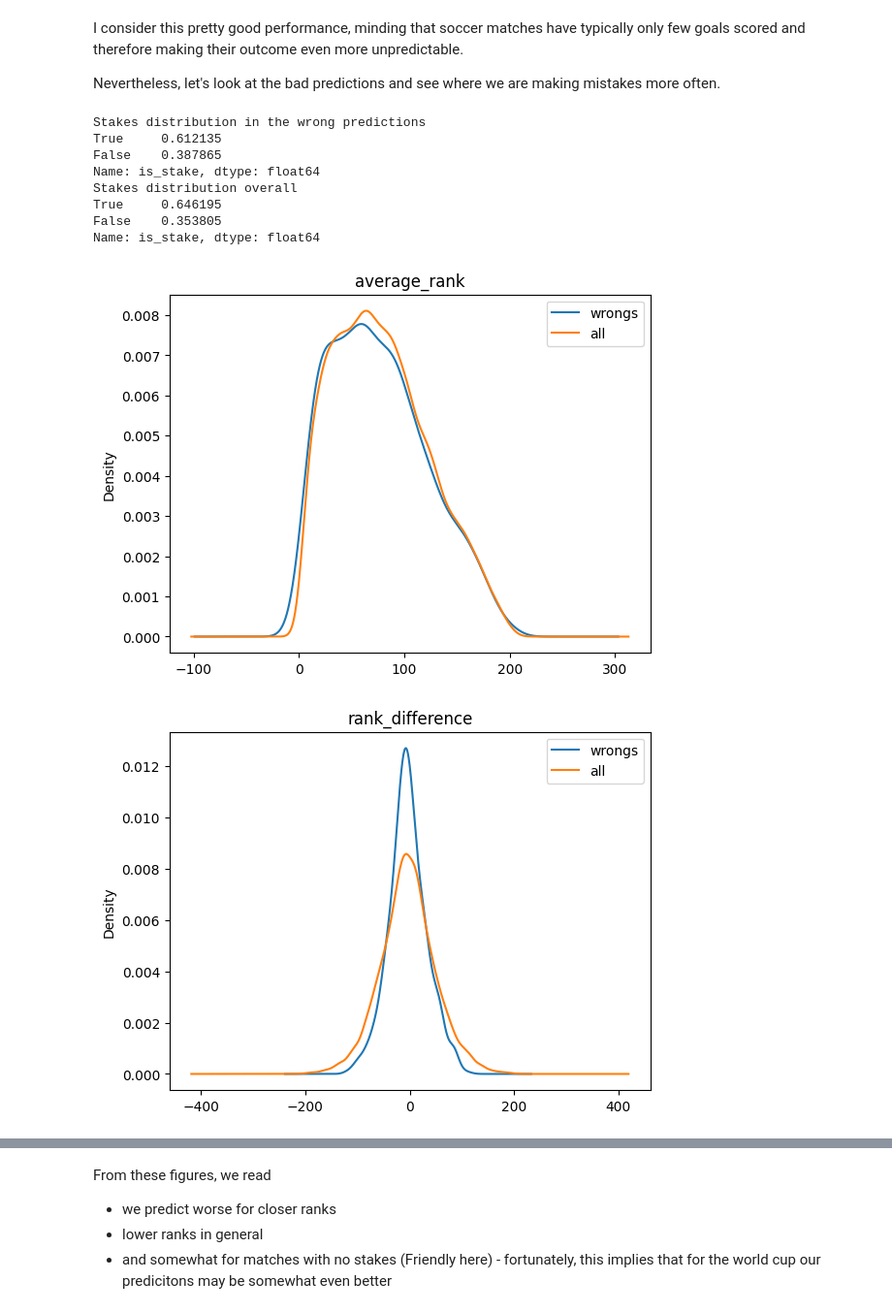
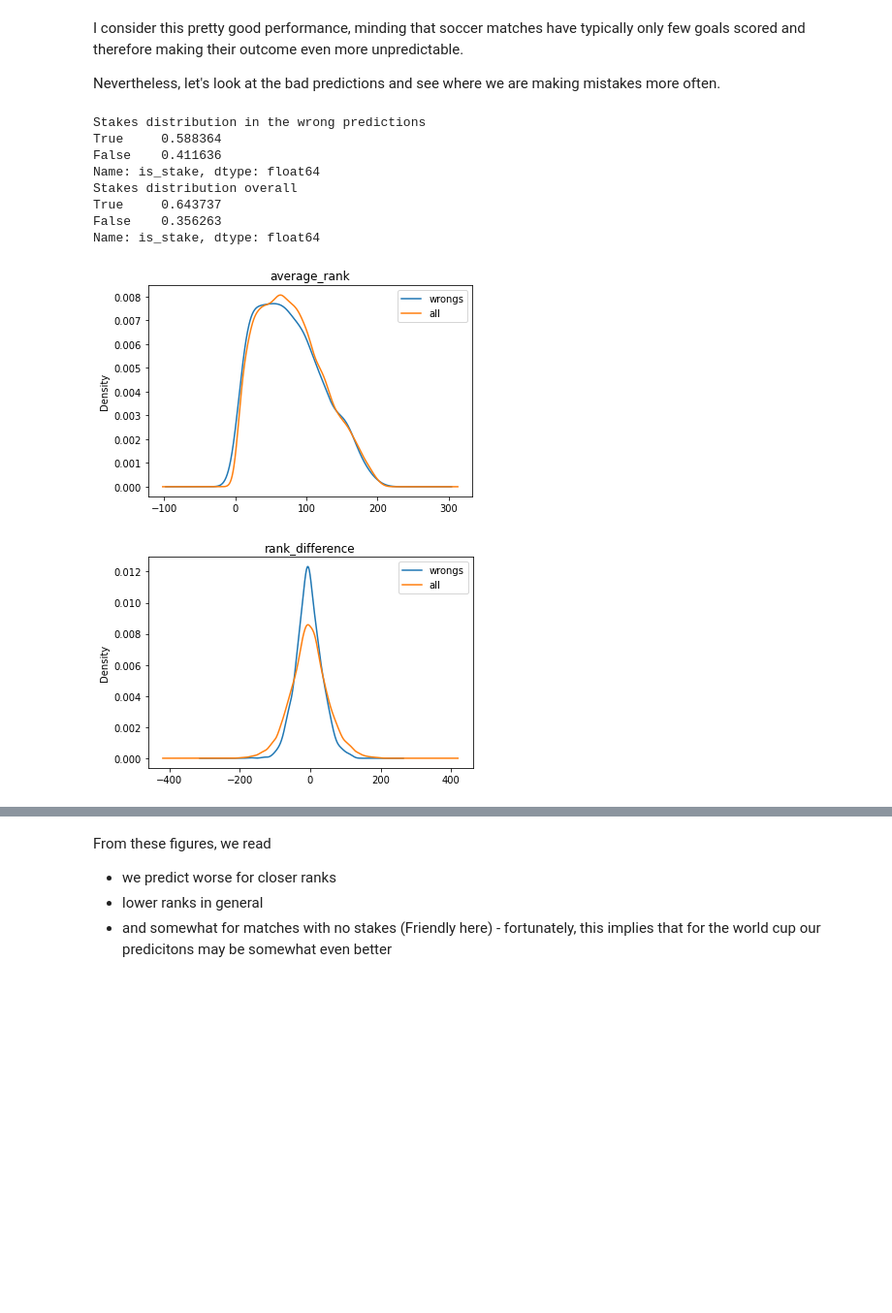
Before and after one commit to iamtlcs/STAT3011-Group5-Project2, a Jupyter notebook: Predicting the Football World Cup Winner.ipynb, the cells around one changed output, grey strips where cells are left out. Shown at 97% size. Saved outputs shown, nothing was run; the diff lists cells and outputs as text; code cells hidden in the pictures; blank space fills up the shorter version.

```diff
--- a/Predicting the Football World Cup Winner.ipynb
+++ b/Predicting the Football World Cup Winner.ipynb
@@ -120,6 +105,6 @@ rankings = rankings.set_index(['rank_date'])\
             .resample('D').first()\
             .fillna(method='ffill')\
             .reset_index()
-rankings['year'] = rankings['rank_date'].dt.year
+
 rankings.head()
 # %% [output]
@@ -141,5 +116,0 @@ elo_rating.head()
-# %%
-rankings = rankings.merge(elo_rating,
-                        left_on=['year', 'country_full'],
-                        right_on=['year', 'country'])
-rankings.head()
@@ -196,7 +160,6 @@ matches['rank_difference'] = matches['rank_home'] - matches['rank_away']
 matches['average_rank'] = (matches['rank_home'] + matches['rank_away'])/2
 matches['point_difference'] = matches['weighted_points_home'] - matches['weighted_points_away']
 matches['score_difference'] = matches['home_score'] - matches['away_score']
-matches['elo_difference'] = matches['elo_home'] - matches['elo_away']
 matches['is_won'] = matches['score_difference'] > 0 # take draw as lost
 matches['is_stake'] = matches['tournament'] != 'Friendly'
 
@@ -223,7 +186,7 @@ from sklearn.preprocessing import PolynomialFeatures
 from sklearn.metrics import classification_report
 
 # We look at only 4 features
-X, y = matches.loc[:,['average_rank', 'rank_difference', 'point_difference', 'elo_difference', 'is_stake']], matches['is_won']
+X, y = matches.loc[:,['average_rank', 'rank_difference', 'point_difference', 'is_stake']], matches['is_won']
 
 # Create our test and train datasets
 X_train, X_test, y_train, y_test = train_test_split(
@@ -270,30 +233,30 @@ I consider this pretty good performance, minding that soccer matches have typica
 
 Nevertheless, let's look at the bad predictions and see where we are making mistakes more often.
 # %%
-features = ['average_rank', 'rank_difference', 'point_difference', 'elo_difference']
+features = ['average_rank', 'rank_difference', 'point_difference']
 
 # Get the wrongly predicted matches
 wrongs = y_test != model.predict(X_test)
 
 for feature in features:
     plt.figure()
     plt.title(feature)
     X_test.loc[wrongs, feature].plot.kde()
     X.loc[:, feature].plot.kde()
     plt.legend(['wrongs', 'all'])
 
 print("Stakes distribution in the wrong predictions")
 print(X_test.loc[wrongs, 'is_stake'].value_counts() / wrongs.sum())
 print("Stakes distribution overall")
 print(X['is_stake'].value_counts() / X.shape[0])
 # %% [output]
 Stakes distribution in the wrong predictions
-True     0.612135
-False    0.387865
+True     0.588364
+False    0.411636
 Name: is_stake, dtype: float64
 Stakes distribution overall
-True     0.646195
-False    0.353805
+True     0.643737
+False    0.356263
 Name: is_stake, dtype: float64
-[figure, old version]
+[figure, new version]
-[figure, old version]
+[figure, new version]
```
Also changed, not shown: parts of 22 cells of this notebook.
